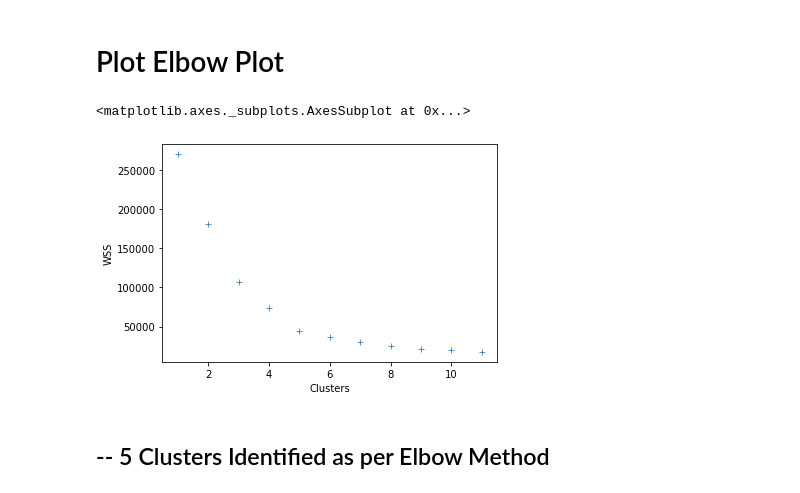
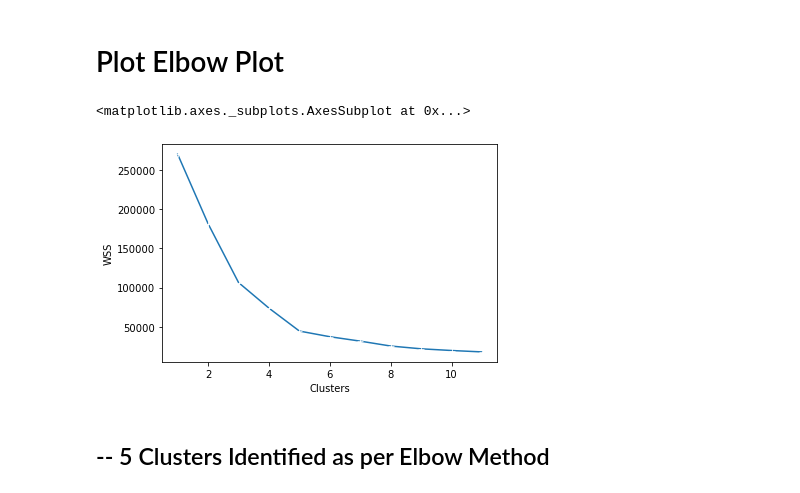
Before and after one commit to KunaalNaik/DSM_Clustering, a Jupyter notebook: completed/p2-sklearn-k-means-elbow-and-silhouette-method.ipynb, the cells around one changed output. Cells and saved outputs as stored; diff of their text form; code cells hidden in the pictures.

```diff
--- a/completed/p2-sklearn-k-means-elbow-and-silhouette-method.ipynb
+++ b/completed/p2-sklearn-k-means-elbow-and-silhouette-method.ipynb
@@ -87,11 +87,11 @@ mycenters
 # %% [markdown]
 # Plot Elbow Plot
 # %%
-sns.scatterplot(x = 'Clusters', y = 'WSS', data = mycenters, marker="+")
+sns.lineplot(x = 'Clusters', y = 'WSS', data = mycenters, marker="+")
 # We get 5 Clusters
 # %% [output]
 <matplotlib.axes._subplots.AxesSubplot at 0x...>
-[figure, old version]
+[figure, new version]
 # %% [markdown]
 ## -- 5 Clusters Identified as per Elbow Method
 # %% [markdown]
```
Also changed, not shown: parts of 8 cells of this notebook.
